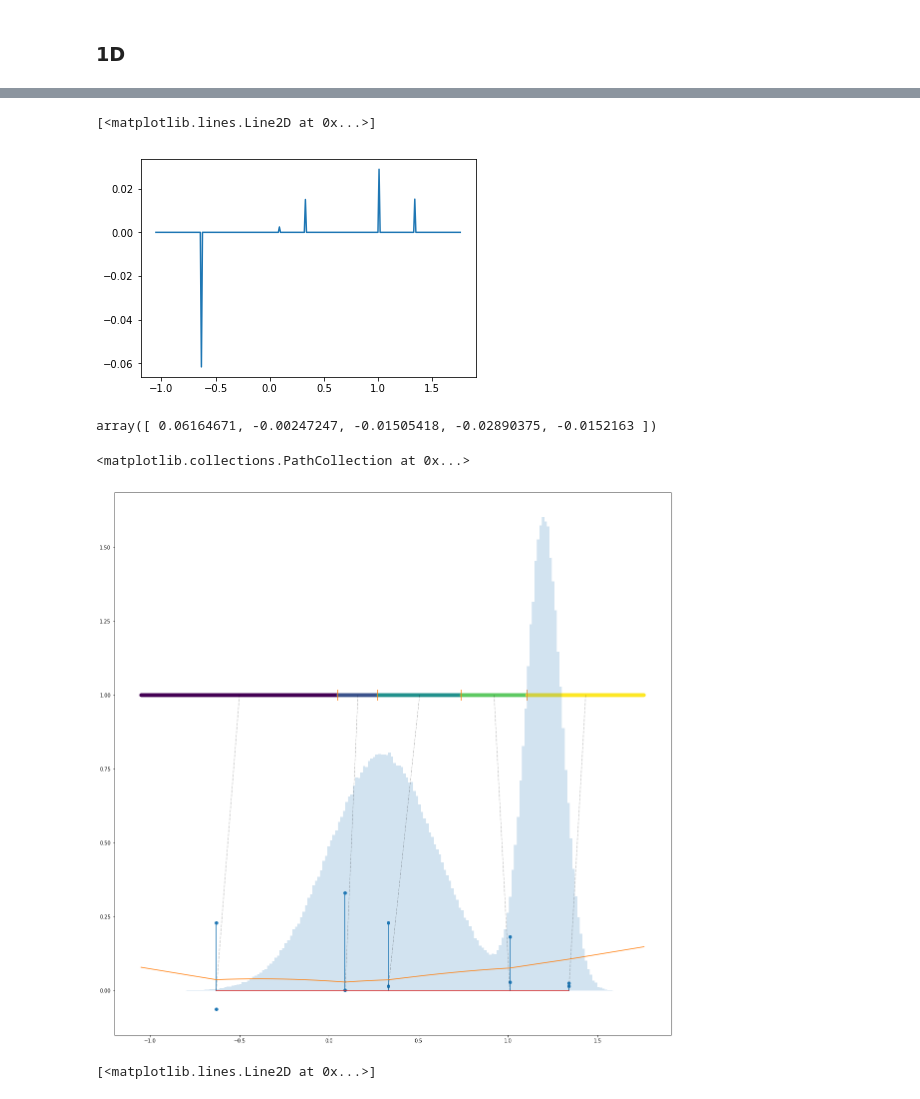
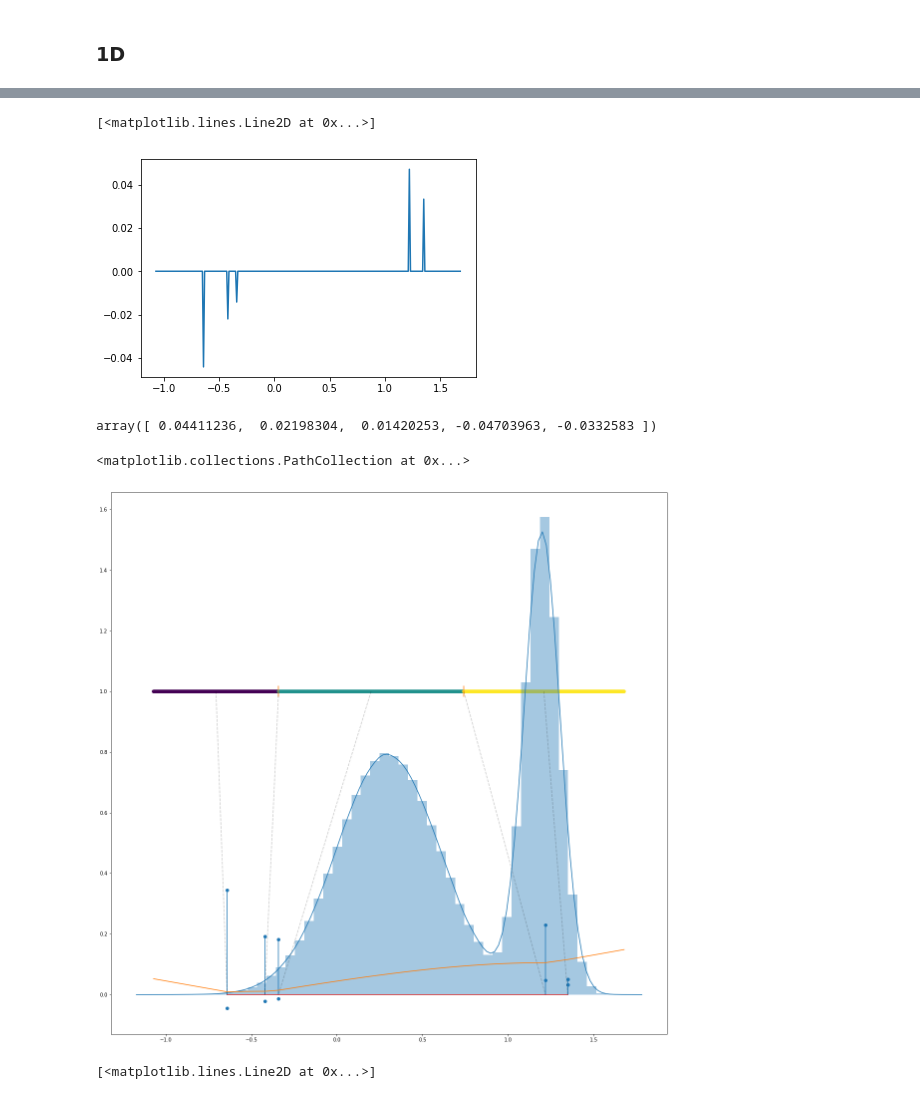
Before and after one commit to evilyingyun/large-scale-optimal-transport, a Jupyter notebook: implem.ipynb, the cells around one changed output, grey strips where cells are left out. Saved outputs shown, nothing was run; the diff lists cells and outputs as text; code cells hidden in the pictures.

```diff
--- a/implem.ipynb
+++ b/implem.ipynb
@@ -7,8 +7,8 @@ from tqdm import tqdm
 import random
 from sklearn.metrics import pairwise_distances
 # %%
-N_SOURCE = 50
-N_TARGET = 30
+N_SOURCE = 20
+N_TARGET = 10
 
 a, b = 5*np.random.random(size=N_SOURCE) , 5*np.random.random(size=N_TARGET)
 a /= a.sum()
@@ -212,11 +215,11 @@ for k in tqdm(range(1, 100000)):
 plt.plot(nu_support, -v)
 # %% [output]
 [<matplotlib.lines.Line2D at 0x...>]
-[figure, old version]
+[figure, new version]
 # %%
 v[np.abs(v)>0]
 # %% [output]
-array([ 0.06164671, -0.00247247, -0.01505418, -0.02890375, -0.0152163 ])
+array([ 0.04411236,  0.02198304,  0.01420253, -0.04703963, -0.0332583 ])
 # %%
 s = v[np.abs(v)>0]*nu_support[np.abs(v)>0]
 p = np.zeros(len(s)-1)
@@ -247,26 +250,26 @@ for i in range(len(v[np.abs(v)>0])):
                                2000)[np.min(np.nonzero(f.argmax(axis=1)==t)[0])])
 # %%
 plt.figure(figsize=(20, 20))
-plt.hist(sample, bins=200, density=True, alpha=0.2)
+sns.distplot(sample)
 plt.stem(nu_support[nu!=0], nu[nu!=0])
 
 plt.scatter(nu_support[np.abs(v)>0],  - v[np.abs(v)>0])
 plt.plot(np.linspace(nu_support.min(), nu_support.max(), 500), g_ctrans)
 plt.scatter(np.linspace(nu_support.min(), nu_support.max(), 2000),
             np.zeros(2000)+1,
             c=f.argmax(axis=1),
             marker='o')
 
 for n, m in enumerate(mil):
     plt.plot([m, nu_support[np.abs(v)>0][n]], [1, 0], 'k--', alpha=0.2)
 
 plt.scatter(np.linspace(nu_support.min(), nu_support.max(), 2000)[np.nonzero(np.diff(f.argmax(axis=1)))[0]],
             np.ones(len(np.nonzero(np.diff(f.argmax(axis=1)))[0])),
             marker='|',
             s=500)
 # %% [output]
 <matplotlib.collections.PathCollection at 0x...>
-[figure, old version]
+[figure, new version]
 # %%
 plt.plot(np.linspace(nu_support.min(), nu_support.max(), 2000),f.max(axis=1))
 # %% [output]
```
Also changed, not shown: parts of 13 cells of this notebook.
